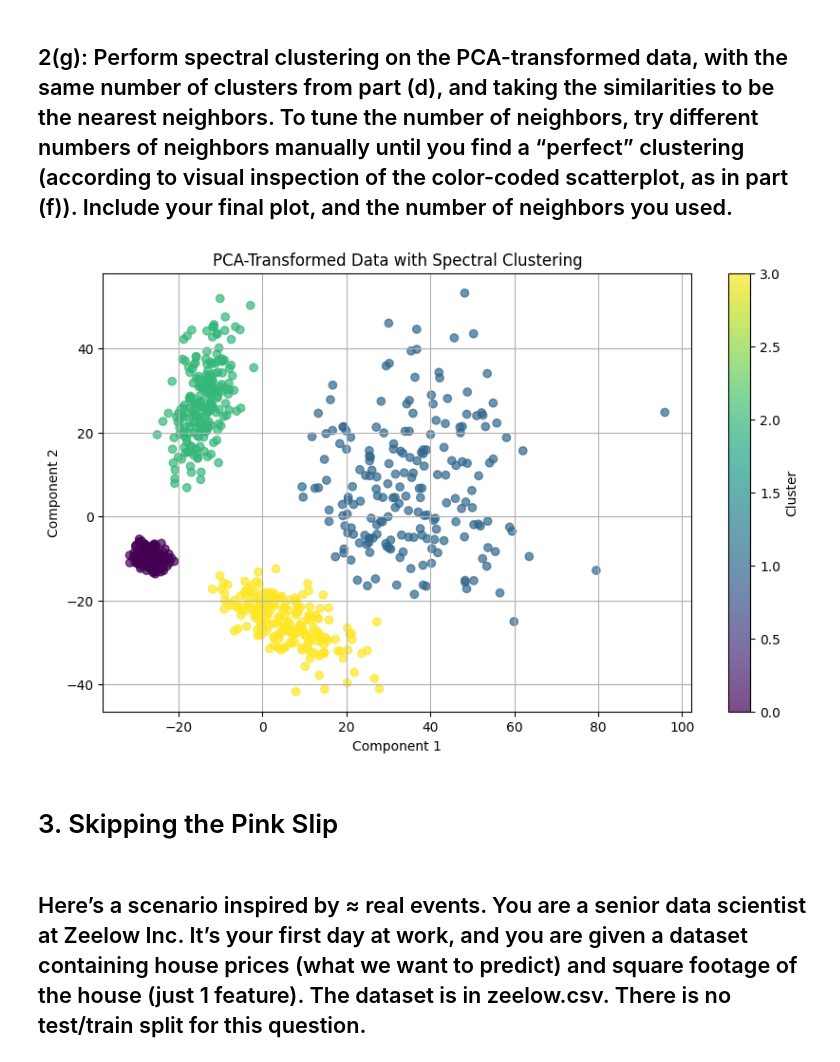
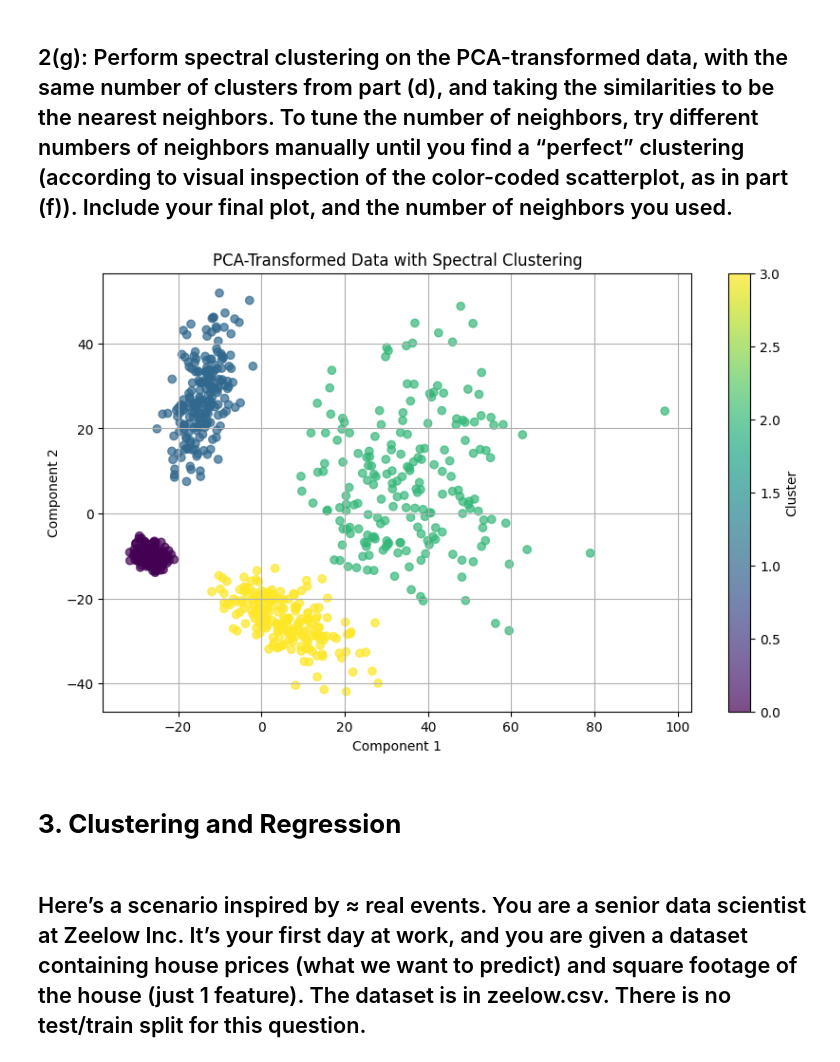
Before and after one commit to jasondupree/jasondupree.github.io, a Jupyter notebook: jason_dupree_ml_final.ipynb, the cells around one changed output. Drawn from its saved outputs; the diff is of its cells as text; code cells hidden in the pictures.

```diff
--- a/jason_dupree_ml_final.ipynb
+++ b/jason_dupree_ml_final.ipynb
@@ -447,30 +442,30 @@ It's mostly perfect, but we see four purple nodes that should've been classified
 # %%
 # Research
 # https://scikit-learn.org/stable/modules/generated/sklearn.cluster.SpectralClustering.html
 # https://stackoverflow.com/questions/34203358/scikit-learn-spectral-clustering-affinity-with-precomputed
 # https://github.com/scikit-learn/scikit-learn/blob/main/sklearn/cluster/_spectral.py
 
 # NN Similarity Matrix
-n_neighbors = 11 # Note that 8 initially worked, but when I reran it, 11 was the right number...
+n_neighbors = 7 # Note that 8 initially worked, but when I reran it, 7 was the right number...
 nearest_neighbors_graph = kneighbors_graph(doordash_pca, n_neighbors=n_neighbors, mode='connectivity')
 
 # Execute Spectral Clustering
 spectral_clustering = SpectralClustering(n_clusters=4, affinity='precomputed', random_state=42)
 cluster_labels = spectral_clustering.fit_predict(nearest_neighbors_graph)
 
 # Plot the PCA-Transformed Data Using Color-Coded Clusters
 plt.figure(figsize=(10, 6))
 plt.scatter(doordash_pca[:, 0], doordash_pca[:, 1], c=cluster_labels, cmap='viridis', alpha=0.7)
 plt.title('PCA-Transformed Data with Spectral Clustering')
 plt.xlabel('Component 1')
 plt.ylabel('Component 2')
 plt.colorbar(label='Cluster')
 plt.grid(True)
 plt.show()
 # %% [output]
-[figure, old version]
+[figure, new version]
-# %% [markdown]
-# 3. Skipping the Pink Slip
+# %% [markdown]
+# **3. Clustering and Regression**
 # %% [markdown]
 ## Here’s a scenario inspired by ≈ real events. You are a senior data scientist at Zeelow Inc. It’s your first day at work, and you are given a dataset containing house prices (what we want to predict) and square footage of the house (just 1 feature). The dataset is in zeelow.csv. There is no test/train split for this question.
 # %% [markdown]
```
Also changed, not shown: parts of 19 cells of this notebook.
